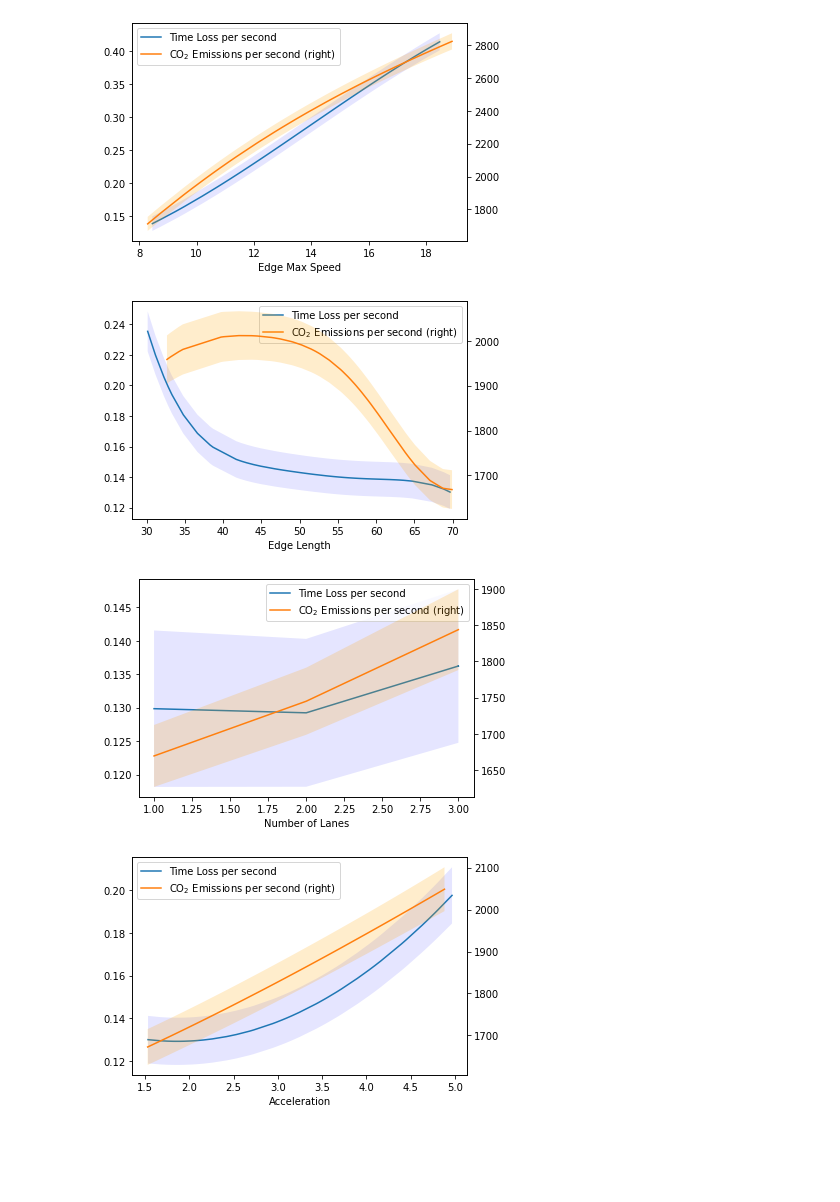
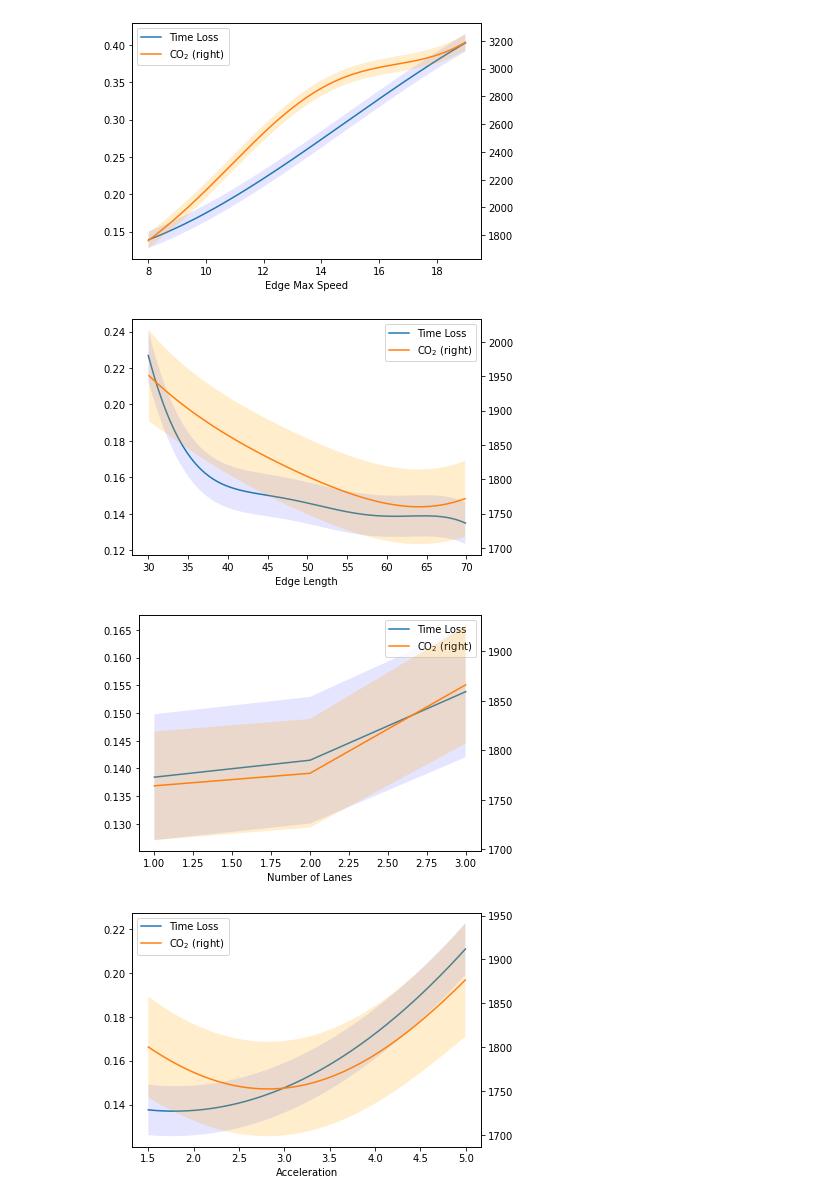
Before and after one commit to MatteoBettini/TrafficEmu, a Jupyter notebook: sensitivity_analysis/ofat.ipynb, the cells around one changed output. Drawn from its saved outputs; the diff is of its cells as text; code cells hidden in the pictures; blank space fills up the shorter version.

```diff
--- a/sensitivity_analysis/ofat.ipynb
+++ b/sensitivity_analysis/ofat.ipynb
@@ -59,0 +53,4 @@ else:
+# %%
+emissions_results = pickle.load(open('../bayesian_optimization/bayesian_opt_results/' + bay_co2_res + '.pkl', 'rb'))
+co2_op_point_df = pd.DataFrame(emissions_results.minimum_location.reshape(1,-1), index=[1])
+co2_op_point_df
@@ -59,0 +60,3 @@ else:
+# %%
+joint_df = pd.concat([tl_op_point_df, co2_op_point_df])
+joint_df
@@ -59,0 +67,3 @@ else:
+# %%
+mean_df = pd.DataFrame(joint_df.mean(axis=0)).transpose()
+mean_df
@@ -60,3 +73,6 @@ else:
+# %%
+tl_parameter_spaces = get_ofat_parameter_spaces_from_results(mean_df)
+co2_parameter_spaces = get_ofat_parameter_spaces_from_results(mean_df)
 # %%
 import numpy as np
 def run_emu(model, test_X, idx):
@@ -75,7 +91,7 @@ import pandas as pd
 import matplotlib.pyplot as plt
 
 
-num_data_points = 50
+num_data_points = 500
 for idx, (tl_space_dict, co2_space_dict) in enumerate(list(zip(tl_parameter_spaces, co2_parameter_spaces))):
     fig, ax = plt.subplots()
     tl_parameter_name = tl_space_dict['name']
@@ -94,21 +110,25 @@ for idx, (tl_space_dict, co2_space_dict) in enumerate(list(zip(tl_parameter_spac
     data['tl_X'] = tl_X
     data['bay_tl_Y'] = bay_tl_Y
     data['bay_tl_std'] = bay_tl_std
-    data['Time Loss per second'] = data['bay_tl_Y']
-    _ax1 = pd.DataFrame(data).plot.line(x='tl_X', y=['Time Loss per second'], ax=ax)
+    data['Time Loss'] = data['bay_tl_Y']
+    _ax1 = pd.DataFrame(data).plot.line(x='tl_X', y=['Time Loss'], ax=ax)
 
 
     co2_X, bay_co2_Y, bay_co2_std = run_emu(bay_co2_model, co2_test_X, idx)
     data['co2_X'] = co2_X
     data['bay_co2_Y'] = bay_co2_Y
     data['bay_co2_std'] = bay_co2_std
-    data['CO$_2$ Emissions per second'] = data['bay_co2_Y']
+    data['CO$_2$'] = data['bay_co2_Y']
     y_secondary = True
-    _ax2 = pd.DataFrame(data).plot.line(secondary_y=y_secondary, x='co2_X', y=['CO$_2$ Emissions per second'], ax=ax)
+    _ax2 = pd.DataFrame(data).plot.line(secondary_y=y_secondary, x='co2_X', y=['CO$_2$'], ax=ax)
 
     _ax1.fill_between(tl_X, bay_tl_Y - bay_tl_std, bay_tl_Y + bay_tl_std, facecolor='blue', alpha=0.1, interpolate=True)
     _ax2.fill_between(co2_X, bay_co2_Y - bay_co2_std, bay_co2_Y + bay_co2_std, facecolor='orange', alpha=0.2, interpolate=True)
     ax.set_xlabel(co2_parameter_name)
-plt.subplots_adjust(hspace=0.3)
-fig.show()
+
+    plt.subplots_adjust(hspace=0.3)
+    fig.tight_layout()
+    if not os.path.isdir(output_dir + '/ofat/'):
+        os.makedirs(output_dir + '/ofat/')
+    fig.savefig(output_dir + '/ofat/'+ co2_parameter_name.lower().replace(" ", "_") +'.pdf', format='pdf')
 # %% [output]
@@ -116,4 +136,4 @@ fig.show()
-[figure, old version]
+[figure, new version]
-[figure, old version]
+[figure, new version]
-[figure, old version]
+[figure, new version]
-[figure, old version]
+[figure, new version]
```
Also changed, not shown: parts of 8 cells of this notebook, 19 other files.
